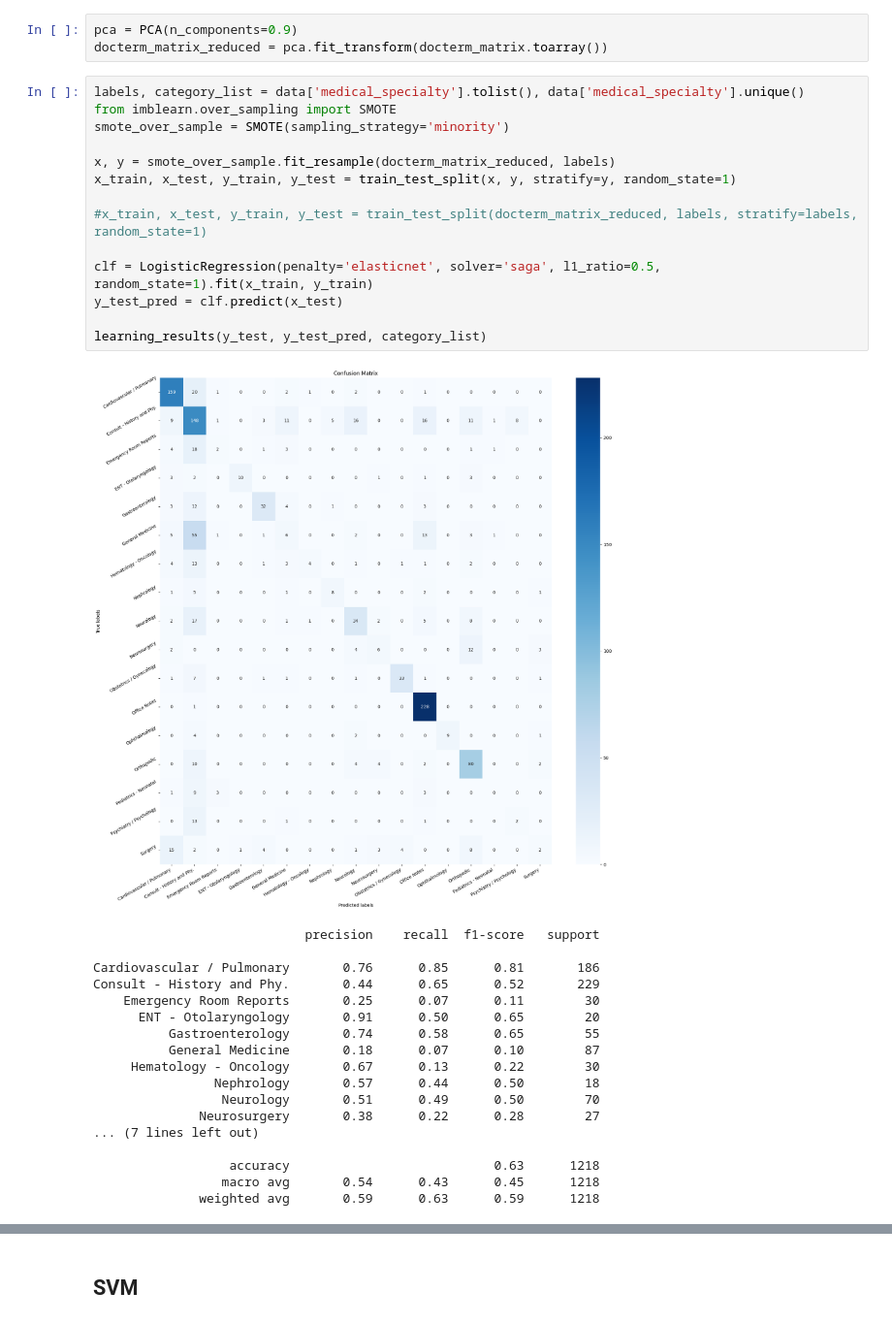
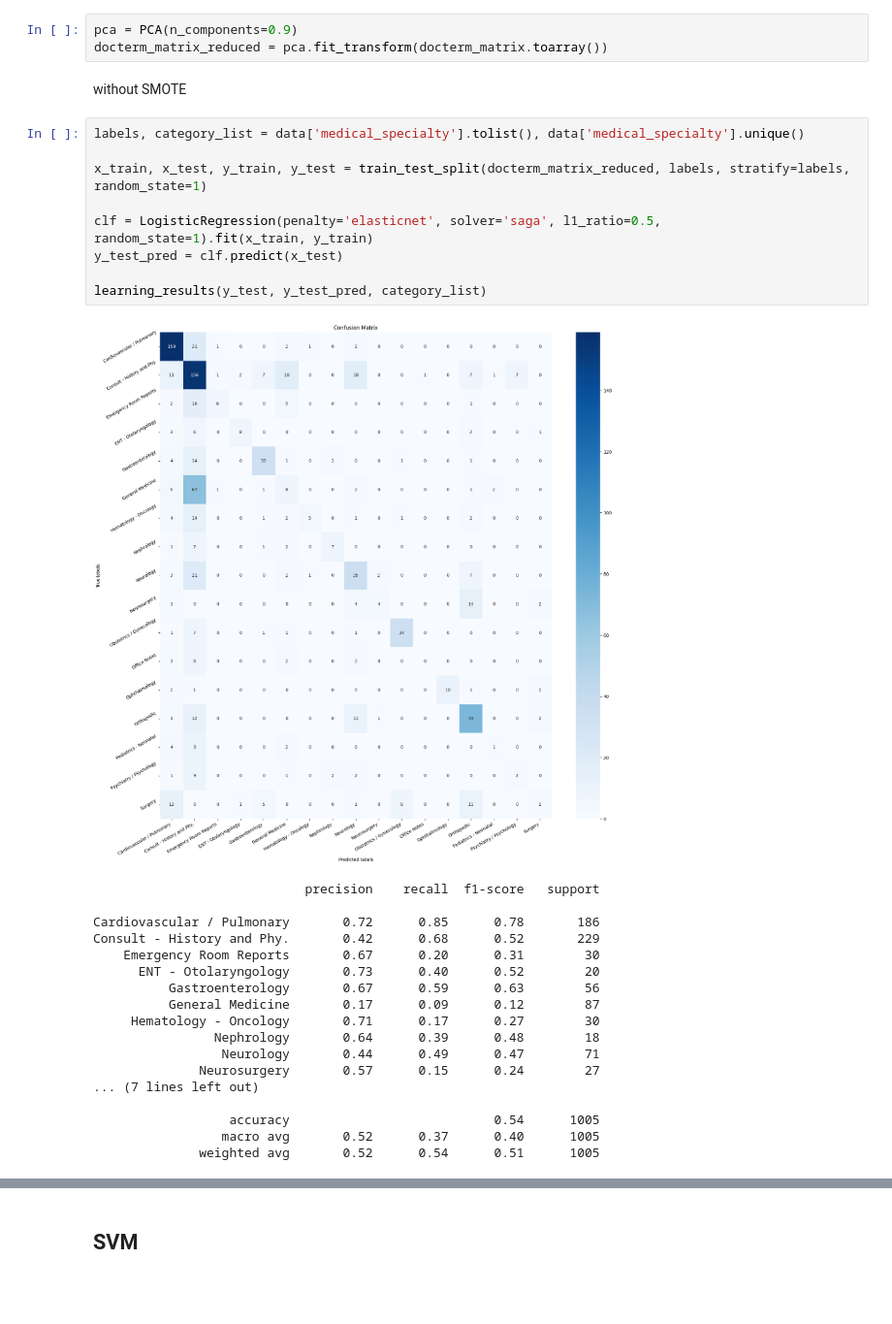
Before and after one commit to evgene-sh/HMLP, a Jupyter notebook: main.ipynb, the cells around one changed output, grey strips where cells are left out. Shown at 97% size. Drawn from its saved outputs; the diff is of its cells as text; blank space fills up the shorter version.

Commit message:
add: with/without SMOTE

```diff
--- a/main.ipynb
+++ b/main.ipynb
@@ -147,36 +130,33 @@ from src.reporting import learning_results
 # %%
 pca = PCA(n_components=0.9)
 docterm_matrix_reduced = pca.fit_transform(docterm_matrix.toarray())
+# %% [markdown]
+without SMOTE
 # %%
 labels, category_list = data['medical_specialty'].tolist(), data['medical_specialty'].unique()
-from imblearn.over_sampling import SMOTE
-smote_over_sample = SMOTE(sampling_strategy='minority')
 
-x, y = smote_over_sample.fit_resample(docterm_matrix_reduced, labels)
-x_train, x_test, y_train, y_test = train_test_split(x, y, stratify=y, random_state=1)
-
-#x_train, x_test, y_train, y_test = train_test_split(docterm_matrix_reduced, labels, stratify=labels, random_state=1)
+x_train, x_test, y_train, y_test = train_test_split(docterm_matrix_reduced, labels, stratify=labels, random_state=1)
 
 clf = LogisticRegression(penalty='elasticnet', solver='saga', l1_ratio=0.5, random_state=1).fit(x_train, y_train)
 y_test_pred = clf.predict(x_test)
 
 learning_results(y_test, y_test_pred, category_list)
 # %% [output]
-[figure, old version]
+[figure, new version]
                             precision    recall  f1-score   support
 
-Cardiovascular / Pulmonary       0.76      0.85      0.81       186
-Consult - History and Phy.       0.44      0.65      0.52       229
-    Emergency Room Reports       0.25      0.07      0.11        30
-      ENT - Otolaryngology       0.91      0.50      0.65        20
-          Gastroenterology       0.74      0.58      0.65        55
-          General Medicine       0.18      0.07      0.10        87
-     Hematology - Oncology       0.67      0.13      0.22        30
-                Nephrology       0.57      0.44      0.50        18
-                 Neurology       0.51      0.49      0.50        70
-              Neurosurgery       0.38      0.22      0.28        27
+Cardiovascular / Pulmonary       0.72      0.85      0.78       186
+Consult - History and Phy.       0.42      0.68      0.52       229
+    Emergency Room Reports       0.67      0.20      0.31        30
+      ENT - Otolaryngology       0.73      0.40      0.52        20
+          Gastroenterology       0.67      0.59      0.63        56
+          General Medicine       0.17      0.09      0.12        87
+     Hematology - Oncology       0.71      0.17      0.27        30
+                Nephrology       0.64      0.39      0.48        18
+                 Neurology       0.44      0.49      0.47        71
+              Neurosurgery       0.57      0.15      0.24        27
 ... (7 lines left out)
 
-                  accuracy                           0.63      1218
-                 macro avg       0.54      0.43      0.45      1218
-              weighted avg       0.59      0.63      0.59      1218
+                  accuracy                           0.54      1005
+                 macro avg       0.52      0.37      0.40      1005
+              weighted avg       0.52      0.54      0.51      1005
```
Also changed, not shown: parts of 12 cells of this notebook.
